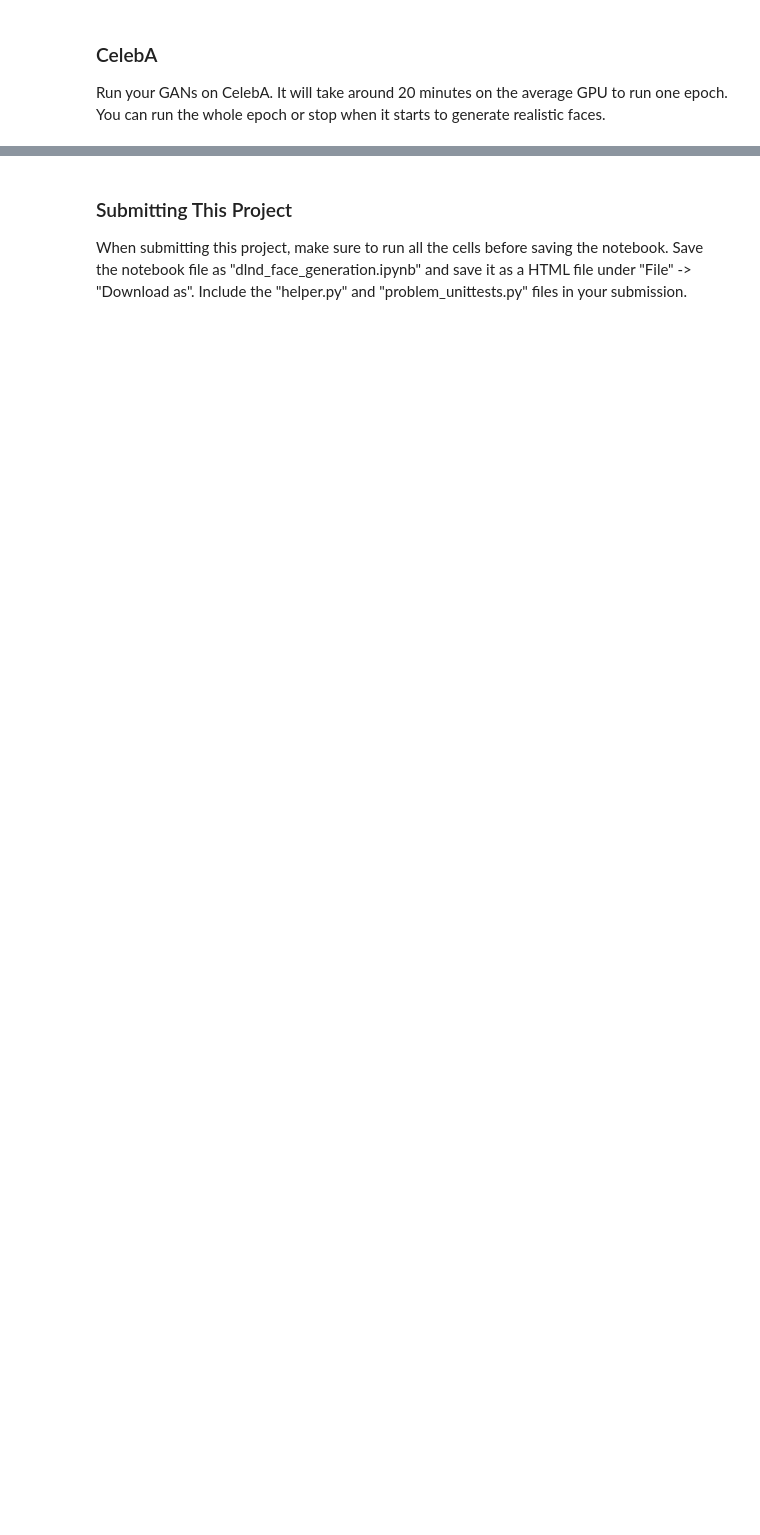
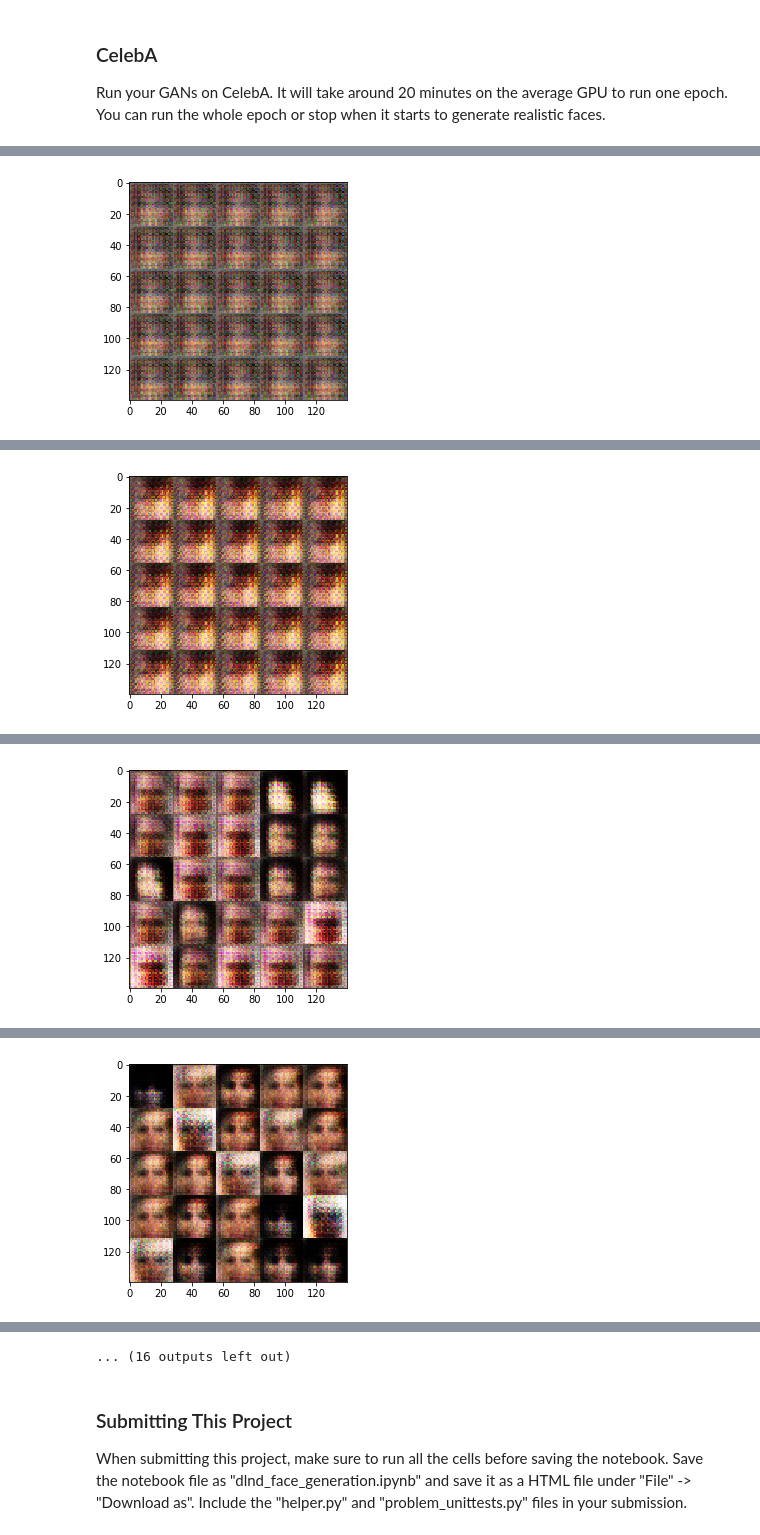
Before and after one commit to RodrigoVillatoro/deep_learning_udacity, a Jupyter notebook: face_generation/dlnd_face_generation.ipynb, the cells around one changed output, grey strips where cells are left out. Drawn from its saved outputs; the diff is of its cells as text; code cells hidden in the pictures; blank space fills up the shorter version.

```diff
--- a/face_generation/dlnd_face_generation.ipynb
+++ b/face_generation/dlnd_face_generation.ipynb
@@ -188,37 +197,41 @@ def generator(z, out_channel_dim, is_train=True):
 
     # Reuse only if not training
     reuse = False if is_train else True
+    alpha = 0.2
 
     # TODO: Implement Function
     with tf.variable_scope('generator', reuse=reuse):
 
-        alpha = 0.2
-
-        # First fully connected layer: dim will be 4x4x512
-        x1 = tf.layers.dense(z, 4*4*512)
+        # First fully connected layer: dim will be 7x7x512
+        x1 = tf.layers.dense(z, 7*7*512)
 
         # Reshape it to start convolutional stack
-        x1 = tf.reshape(x1, (-1, 4, 4, 512))
+        x1 = tf.reshape(x1, (-1, 7, 7, 512))
         x1 = tf.layers.batch_normalization(x1, training=is_train)
         x1 = tf.maximum(alpha * x1, x1)
 
-        # 7x7x256
-        x2 = tf.layers.conv2d_transpose(x1, 512, 4, strides=1, padding='valid')
+        # 7x7x512
+        x2 = tf.layers.conv2d_transpose(x1, 256, 5, strides=1, padding='same')
         x2 = tf.layers.batch_normalization(x2, training=is_train)
         x2 = tf.maximum(alpha * x2, x2)
 
-        # 7x7x128
-        x3 = tf.layers.conv2d_transpose(x2, 256, 5, strides=1, padding='same')
+        # 7x7x256
+        x3 = tf.layers.conv2d_transpose(x2, 128, 5, strides=1, padding='same')
         x3 = tf.layers.batch_normalization(x3, training=is_train)
         x3 = tf.maximum(alpha * x3, x3)
 
         # 14x14x128
-        x4 = tf.layers.conv2d_transpose(x3, 128, 5, strides=2, padding='same')
+        x4 = tf.layers.conv2d_transpose(x3, 64, 5, strides=1, padding='same')
         x4 = tf.layers.batch_normalization(x4, training=is_train)
         x4 = tf.maximum(alpha * x4, x4)
 
+        # 14x14x128
+        x5 = tf.layers.conv2d_transpose(x4, 64, 5, strides=2, padding='same')
+        x5 = tf.layers.batch_normalization(x5, training=is_train)
+        x5 = tf.maximum(alpha * x5, x5)
+
         # Output layer 28x28x5
-        logits = tf.layers.conv2d_transpose(x4, out_channel_dim, 5, strides=2, padding='same')
+        logits = tf.layers.conv2d_transpose(x5, out_channel_dim, 5, strides=2, padding='same')
 
         out = tf.tanh(logits)
 
@@ -426,8 +498,8 @@ KeyboardInterrupt:
 Run your GANs on CelebA.  It will take around 20 minutes on the average GPU to run one epoch.  You can run the whole epoch or stop when it starts to generate realistic faces.
 # %%
 batch_size = 128
-z_dim = 100
-learning_rate = 0.0002
+z_dim = 200
+learning_rate = 0.0001
 beta1 = 0.5
 
 
@@ -440,3 +512,4 @@ celeba_dataset = helper.Dataset('celeba', glob(os.path.join(data_dir, 'img_align
 with tf.Graph().as_default():
     train(epochs, batch_size, z_dim, learning_rate, beta1, celeba_dataset.get_batches,
           celeba_dataset.shape, celeba_dataset.image_mode)
+# %% [output]
@@ -442,0 +526 @@ with tf.Graph().as_default():
+[figure, added]
@@ -442,0 +537 @@ with tf.Graph().as_default():
+[figure, added]
@@ -442,0 +548 @@ with tf.Graph().as_default():
+[figure, added]
@@ -442,0 +559 @@ with tf.Graph().as_default():
+[figure, added]
@@ -443,3 +582,4 @@ with tf.Graph().as_default():
+... (16 outputs left out)
 # %% [markdown]
 ### Submitting This Project
 When submitting this project, make sure to run all the cells before saving the notebook. Save the notebook file as "dlnd_face_generation.ipynb" and save it as a HTML file under "File" -> "Download as". Include the "helper.py" and "problem_unittests.py" files in your submission.
```
Also changed, not shown: parts of 8 cells of this notebook.
